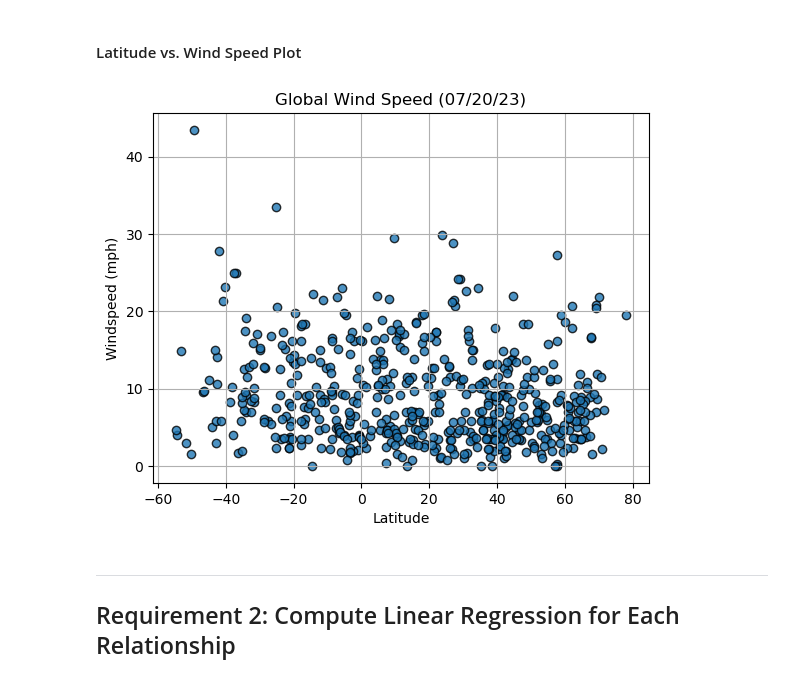
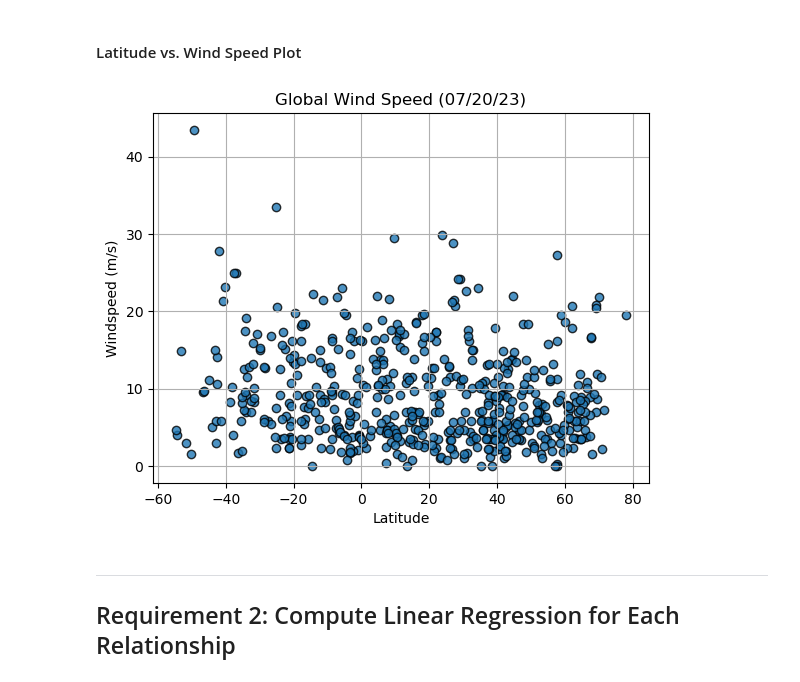
Before and after one commit to HikmetYigit34/Module-6-Challenge-Python-Api, a Jupyter notebook: WeatherPy.ipynb, the cells around one changed output. Cells and saved outputs as stored; diff of their text form; code cells hidden in the pictures.

```diff
--- a/WeatherPy.ipynb
+++ b/WeatherPy.ipynb
@@ -283,31 +283,31 @@ plt.show()
 # %%
 # Build the scatter plots for latitude vs. wind speed
 # YOUR CODE HERE
 
 # Extract relevant fields from the data frame
 lats = city_data_df["Lat"]
 wind_speed = city_data_df["Wind Speed"]
 
 
 plt.scatter(lats,
             wind_speed,
            edgecolor="black", linewidth=1, marker="o",
            alpha=0.8, label="Cities")
 
 # Incorporate the other graph properties
 # YOUR CODE HERE
 plt.title("Global Wind Speed (%s)" % time.strftime("%x"))
-plt.ylabel("Windspeed (mph)")
+plt.ylabel("Windspeed (m/s)")
 plt.xlabel("Latitude")
 plt.grid(True)
 
 # Save the figure
 plt.savefig("output_data/global/Wind Speed.png")
 
 # Show plot
 plt.show()
 # %% [output]
-[figure, old version]
+[figure, new version]
 # %% [markdown]
 ---
 
```
Also changed, not shown: parts of 2 cells of this notebook, 1 other file.
